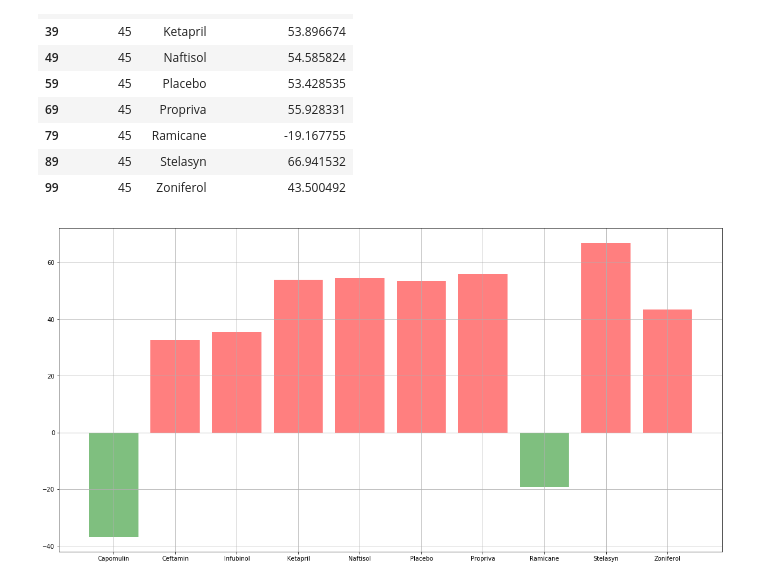
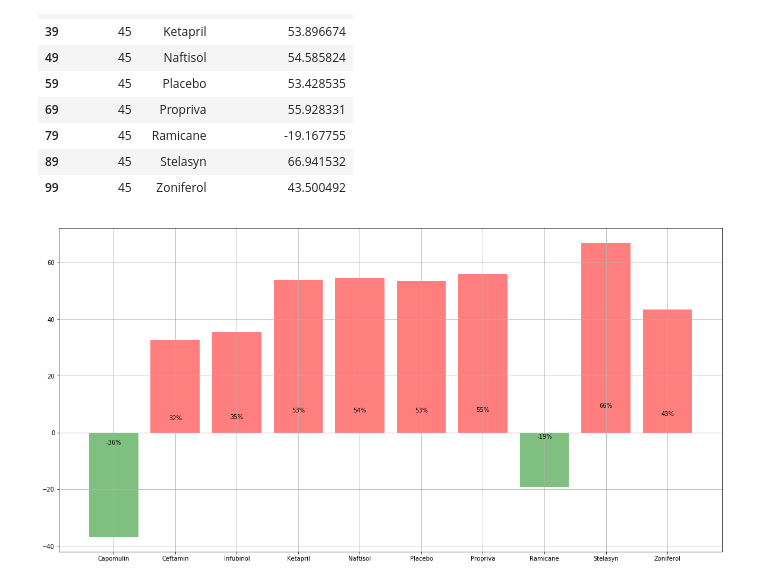
Before and after one commit to lgidugu/Matplotlib_HW, a Jupyter notebook: Matplotlib_HW/Pymaceuticals_Inc.ipynb, the cells around one changed output. Drawn from its saved outputs; the diff is of its cells as text; code cells hidden in the pictures.

```diff
--- a/Matplotlib_HW/Pymaceuticals_Inc.ipynb
+++ b/Matplotlib_HW/Pymaceuticals_Inc.ipynb
@@ -326,20 +326,21 @@ finalTumorper_df
 # %%
 tumor_volume = finalTumorper_df["Tumor Volume (mm3)"]
 x_axis = np.arange(len(tumor_volume))
 
 plt.figure(figsize = (20,10))
 
 colors = []
 for value in tumor_volume:
     if value > 0:
         colors.append('r')
     else:
         colors.append("g")
-p1 = plt.bar(x_axis, tumor_volume,color = colors,alpha = 0.5, align = "edge")
-
+plt.bar(x_axis, tumor_volume,color = colors,alpha = 0.5, align = "edge")
+for x, y in zip(x_axis, tumor_volume):
+    plt.text(x + 0.4, y/8, "%d%%" % y, ha='center', va='bottom')
 tick_locations = [value+0.4 for value in x_axis]
 plt.xticks(tick_locations, ["Capomulin","Ceftamin", "Infubinol", 'Ketapril','Naftisol', 'Placebo','Propriva','Ramicane', 'Stelasyn','Zoniferol'])
 plt.grid()
 plt.show()
 # %% [output]
-[figure, old version]
+[figure, new version]
```
